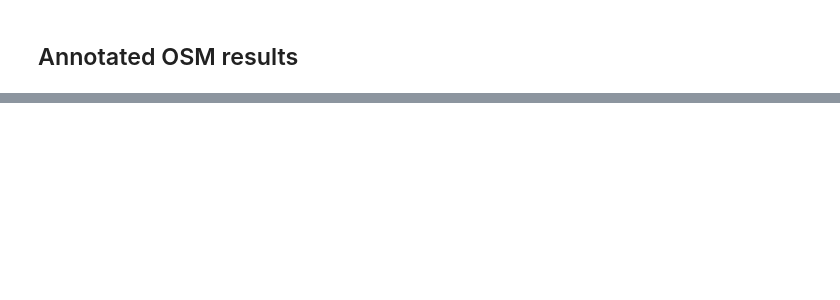
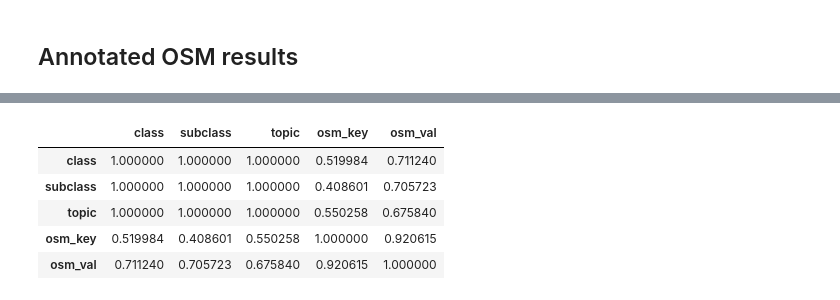
Before and after one commit to hamzeiehsan/leisure-walking-analysis, a Jupyter notebook: 2. annotation analysis.ipynb, the cells around one changed output, grey strips where cells are left out. Saved outputs shown, nothing was run; the diff lists cells and outputs as text; code cells hidden in the pictures; blank space fills up the shorter version.

```diff
--- a/2. annotation analysis.ipynb
+++ b/2. annotation analysis.ipynb
@@ -729,0 +693,12 @@ def get_info(otype, oid):
+# %%
+from collections import Counter
+
+tags = []
+for key, vals in matched_lw_osm.items():
+    for val in vals:
+        osm = val['osm']
+        if 'tags' in osm.keys():
+            tags.extend(osm['tags'].keys())
+
+all_tags = dict(Counter(tags))
+all_tags
@@ -729,0 +723,4 @@ def get_info(otype, oid):
+# %%
+for key,val in all_tags.items():
+    if val > 10:
+        logger.info(f'{key} - {val}')
@@ -729,0 +824,14 @@ def get_info(otype, oid):
+# %%
+import association_metrics as am
+
+categorical_df = matched_attribute_df[['class', 'subclass', 'topic', 'osm_key', 'osm_val']].apply(lambda x: x.astype("category"))
+
+cramersv = am.CramersV(categorical_df)
+cramersv.fit()
+# %% [output]
+|  | class | subclass | topic | osm_key | osm_val |
+| class | 1.000000 | 1.000000 | 1.000000 | 0.519984 | 0.711240 |
+| subclass | 1.000000 | 1.000000 | 1.000000 | 0.408601 | 0.705723 |
+| topic | 1.000000 | 1.000000 | 1.000000 | 0.550258 | 0.675840 |
+| osm_key | 0.519984 | 0.408601 | 0.550258 | 1.000000 | 0.920615 |
+| osm_val | 0.711240 | 0.705723 | 0.675840 | 0.920615 | 1.000000 |
```
Also changed, not shown: parts of 48 cells of this notebook, 3 other files.
